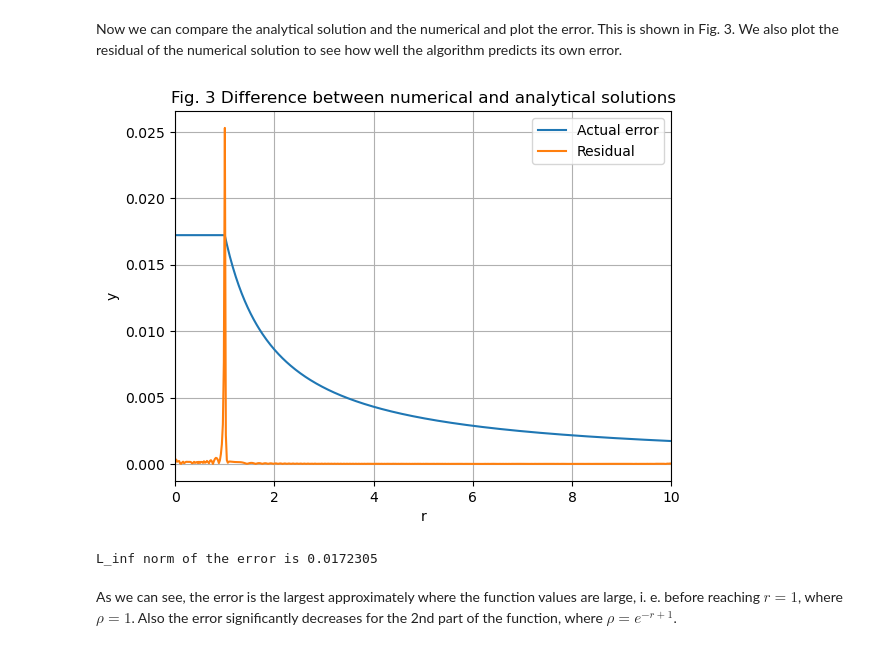
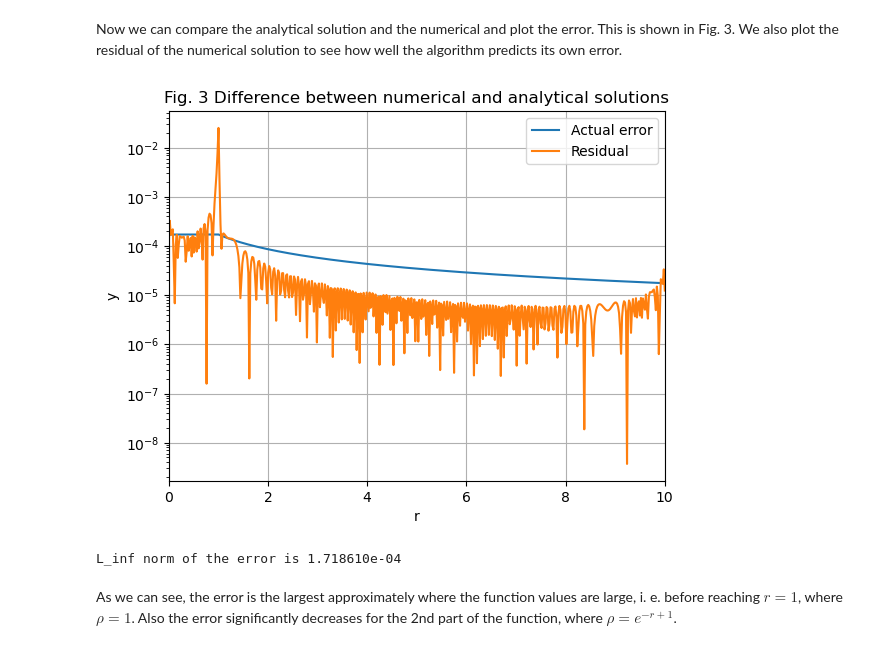
Before and after one commit to askoldvilkha/CompMethods_Astro23, a Jupyter notebook: HW5/hw5_VilkhaPaulBinu.ipynb, the cells around one changed output. Saved outputs shown, nothing was run; the diff lists cells and outputs as text; code cells hidden in the pictures.

Commit message:
HW5. Final (very much final) code. Analytic solution is mathematically accurate now. L_inf error tests have changed accordingly.

```diff
--- a/HW5/hw5_VilkhaPaulBinu.ipynb
+++ b/HW5/hw5_VilkhaPaulBinu.ipynb
@@ -277,6 +283,6 @@ This has to be zero, thus we know the difference between $C_1$ (`sol_1`) and $C_
 # %%
-sol_1_func = lambdify(r_sym, sol_1.rhs.subs(C1, 10 * np.pi))
-sol_2_func = lambdify(r_sym, sol_2.rhs.subs({C1: - 44 * np.pi / np.power(np.e, 9), C2: 10 * np.pi + 34 /3 * np.pi + 44 * np.pi / np.power(np.e, 9)}))
+sol_1_func = lambdify(r_sym, sol_1.rhs.subs(C1, 10 * np.pi - 44 * np.pi / np.power(np.e, 9)))
+sol_2_func = lambdify(r_sym, sol_2.rhs.subs({C1: - 44 * np.pi / np.power(np.e, 9), C2: 64 * np.pi / 3}))
 # %%
 r_test_1 = np.linspace(0, 1, 100)
 plt.plot(r_test_1,  sol_1_func(r_test_1), label = r'Analytical solution for $\rho = 1$')
@@ -324,17 +330,18 @@ def analytic_func(r: np.ndarray, r_in: float = 0, r_out: float = 10):
 # %%
 plt.plot(test_grid, np.abs(solution - analytic_func(test_grid)), label = r'Actual error')
 plt.plot(test_grid, np.abs(resid), label = r'Residual')
 plt.xlabel('r'); plt.ylabel('y')
+plt.yscale('log')
 plt.xlim(0, 10); plt.grid(True)
 plt.legend()
 plt.title('Fig. 3 Difference between numerical and analytical solutions');
 # %% [output]
-[figure, old version]
+[figure, new version]
 # %%
 L_inf_test = np.max(np.abs(solution - analytic_func(test_grid)))
-print(r'L_inf norm of the error is %g'%L_inf_test)
+print(r'L_inf norm of the error is %e'%L_inf_test)
 # %% [output]
-L_inf norm of the error is 0.0172305
+L_inf norm of the error is 1.718610e-04
 # %% [markdown]
 As we can see, the error is the largest approximately where the function values are large, i. e. before reaching $r = 1$, where $\rho = 1$. Also the error significantly decreases for the 2nd part of the function, where $\rho = e^{-r + 1}$.
 # %% [markdown]
```
Also changed, not shown: parts of 8 cells of this notebook.
